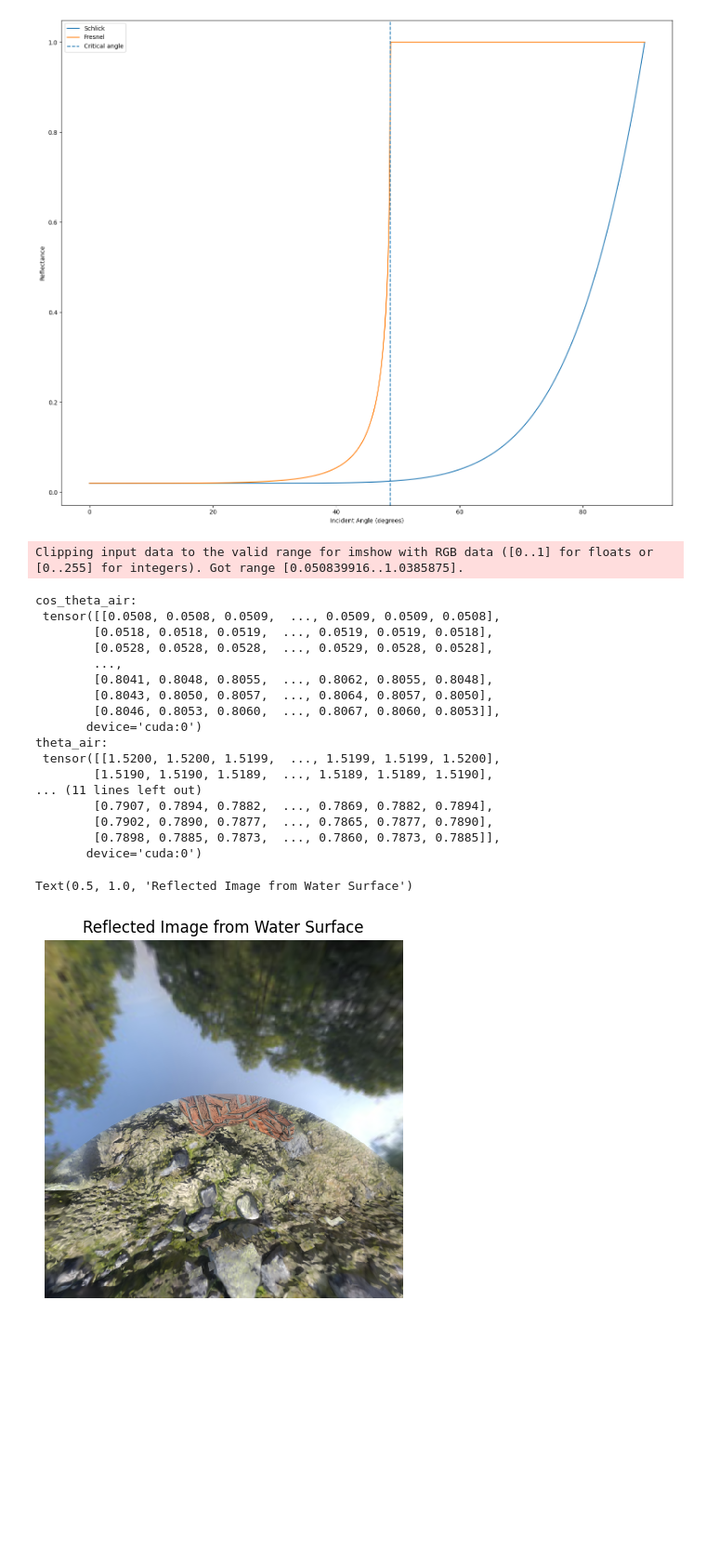
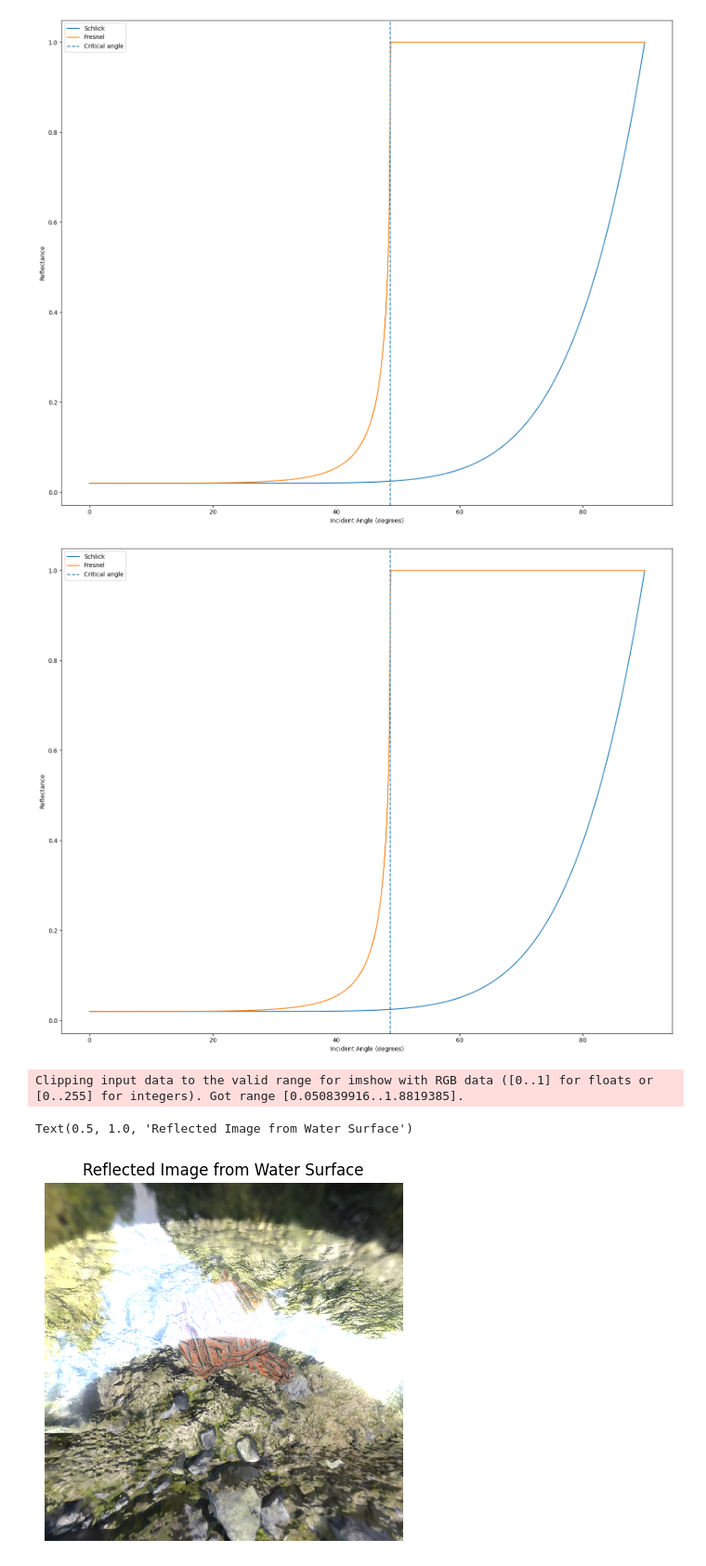
Before and after one commit to unotaiki/gsplat, a Jupyter notebook: optical/environment_map/env_map_refrection.ipynb, the cells around one changed output. Shown at 93% size. Drawn from its saved outputs; the diff is of its cells as text; code cells hidden in the pictures; blank space fills up the shorter version.

```diff
--- a/optical/environment_map/env_map_refrection.ipynb
+++ b/optical/environment_map/env_map_refrection.ipynb
@@ -325,35 +292,59 @@ plt.tight_layout()
 plt.show()
 # %% [output]
 [figure]
+# %%
+import numpy as np
+import matplotlib.pyplot as plt
+
+# Improved resolution: 1000 points from 0 to 90 degrees
+incident_angle = np.linspace(0, np.pi/2, 1000)
+
+def schlick(theta_i, n_i=1.33, n_t=1.0):
+    # Schlick's approximation
+    r0 = ((n_i - n_t) / (n_i + n_t)) ** 2
+    return r0 + (1 - r0) * (1 - np.cos(theta_i))**5
+
+def fresnel(theta_i, n_i=1.33, n_t=1.0):
+    # Full Fresnel equations for unpolarized light
+    sin_theta_t = np.sin(theta_i) * n_i / n_t
+    cos_theta_i = np.cos(theta_i)
+    cos_theta_t = np.sqrt(np.clip(1 - sin_theta_t**2, 0, 1))
+    rs = ((n_t*cos_theta_i - n_i*cos_theta_t)/(n_t*cos_theta_i + n_i*cos_theta_t))**2
+    rp = ((n_i*cos_theta_i - n_t*cos_theta_t)/(n_i*cos_theta_i + n_t*cos_theta_t))**2
+    reflectance = (rs + rp) / 2
+    # Handle total internal reflection
+    return np.where(sin_theta_t <= 1, reflectance, 1.0)
+
+# Compute reflectance curves
+schlick_r = schlick(incident_angle)
+fresnel_r = fresnel(incident_angle)
+critical_angle = np.degrees(np.arcsin(1.0/1.33))
+
+# Plot
+plt.figure()
+plt.plot(np.degrees(incident_angle), schlick_r, label="Schlick")
+plt.plot(np.degrees(incident_angle), fresnel_r, label="Fresnel")
+plt.axvline(critical_angle, linestyle="--", label="Critical angle")
+plt.xlabel("Incident Angle (degrees)")
+plt.ylabel("Reflectance")
+plt.legend()
+plt.tight_layout()
+plt.show()
+# %% [output]
+[figure, added]
 # %%
-spec_, trans_ = WS.fresnel()
+spec_w2a, trans_w2a = WS.fresnel_water2air_()
+spec_a2w, trans_a2w = WS.fresnel_air2water()
 
-ref_img = trans_ * render_rgb * render_alpha\
-    +  spec_ * env_rgb
+ref_img = trans_w2a * render_rgb * render_alpha \
+    +  spec_a2w * env_rgb
 
 # compare two images
 plt.figure(figsize=(10, 5))
 plt.imshow(ref_img.squeeze().detach().cpu().numpy())
 plt.axis('off')
 plt.title('Reflected Image from Water Surface')
 # %% [output]
-Clipping input data to the valid range for imshow with RGB data ([0..1] for floats or [0..255] for integers). Got range [0.050839916..1.0385875].
+Clipping input data to the valid range for imshow with RGB data ([0..1] for floats or [0..255] for integers). Got range [0.050839916..1.8819385].
-cos_theta_air:
- tensor([[0.0508, 0.0508, 0.0509,  ..., 0.0509, 0.0509, 0.0508],
-        [0.0518, 0.0518, 0.0519,  ..., 0.0519, 0.0519, 0.0518],
-        [0.0528, 0.0528, 0.0528,  ..., 0.0529, 0.0528, 0.0528],
-        ...,
-        [0.8041, 0.8048, 0.8055,  ..., 0.8062, 0.8055, 0.8048],
-        [0.8043, 0.8050, 0.8057,  ..., 0.8064, 0.8057, 0.8050],
-        [0.8046, 0.8053, 0.8060,  ..., 0.8067, 0.8060, 0.8053]],
-       device='cuda:0')
-theta_air:
- tensor([[1.5200, 1.5200, 1.5199,  ..., 1.5199, 1.5199, 1.5200],
-        [1.5190, 1.5190, 1.5189,  ..., 1.5189, 1.5189, 1.5190],
-... (11 lines left out)
-        [0.7907, 0.7894, 0.7882,  ..., 0.7869, 0.7882, 0.7894],
-        [0.7902, 0.7890, 0.7877,  ..., 0.7865, 0.7877, 0.7890],
-        [0.7898, 0.7885, 0.7873,  ..., 0.7860, 0.7873, 0.7885]],
-       device='cuda:0')
+Text(0.5, 1.0, 'Reflected Image from Water Surface')
-Text(0.5, 1.0, 'Reflected Image from Water Surface')
-[figure, old version]
+[figure, new version]
```
Also changed, not shown: parts of 5 cells of this notebook, 1 other file.
